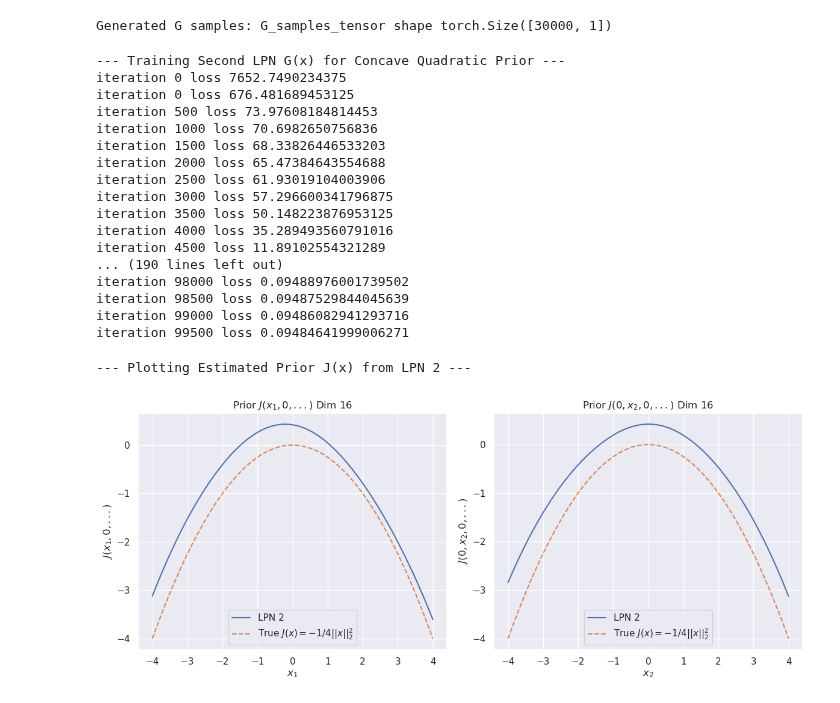
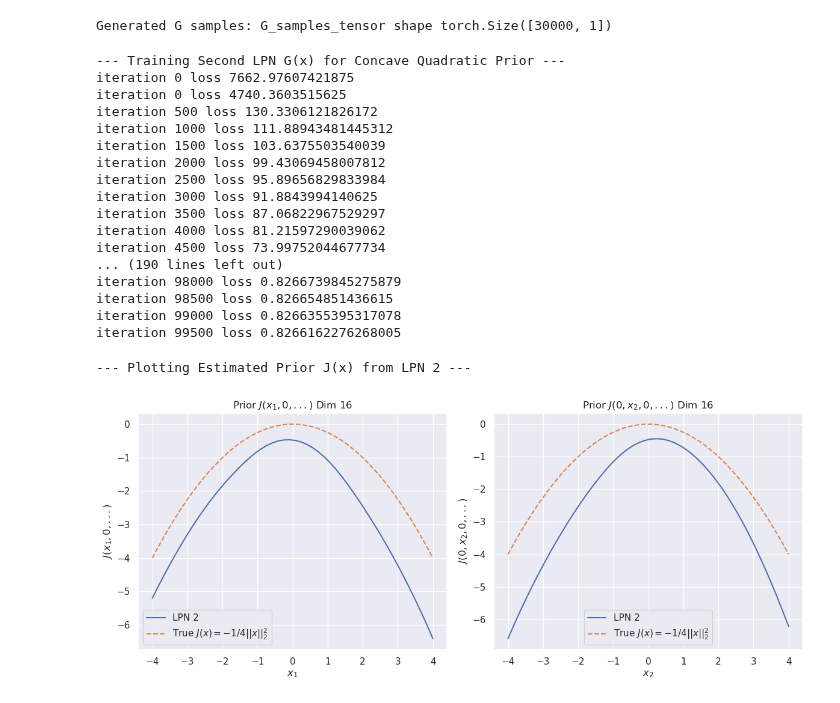
Before and after one commit to Gabriel-P-Langlois/lpn_for_nonconvex_control, a Jupyter notebook: exps/exp_quadratic_concave_prior_16D.ipynb, the cells around one changed output. Cells and saved outputs as stored; diff of their text form; code cells hidden in the pictures.

Commit message:
clean the minplus and concave prior examples

```diff
--- a/exps/exp_quadratic_concave_prior_16D.ipynb
+++ b/exps/exp_quadratic_concave_prior_16D.ipynb
@@ -47,7 +47,7 @@ spacing = 50 # For plotting cross-sections
 # LPN model parameters
 # Note: The defaults parameters are beta = 10, hidden = 50, layers = 4
 beta = 5       # beta of softplus
-hidden = 250     # number of hidden units
+hidden = 256     # number of hidden units
 layers = 2      # number of layers
 eps = 0.5
 # optimization algorithm to use for computing the prior (cvx_cg, cvx_gd)
@@ -319,6 +319,6 @@ L2 loss -- Plot
 plot_all_concave_quad(lpn_model_concave_quad_l2, a_exp, spacing, INVERT_MODE, dim_exp)
 
 #print("\n--- Plotting Learned Hamiltonian for Quadratic H, Concave Quad Prior ---")
-evaluate_learned_H(lpn_model_concave_quad_l2, a_exp, spacing, dim_exp)
+#evaluate_learned_H(lpn_model_concave_quad_l2, a_exp, spacing, dim_exp)
 # %% [output]
 --- Plotting Cross Sections for Quadratic H, Quadratic concave Prior (Dim=16) ---
@@ -486,22 +399,22 @@ torch.save(lpn_model_G.state_dict(), os.path.join(MODEL_DIR, "G_network_l2.pth")
 print("Training of LPN for G(x) complete and model saved.")
 # %% [output]
 --- Training Second LPN G(x) for Concave Quadratic Prior ---
-iteration 0 loss 7652.7490234375
-iteration 0 loss 676.481689453125
-iteration 500 loss 73.97608184814453
-iteration 1000 loss 70.6982650756836
-iteration 1500 loss 68.33826446533203
-iteration 2000 loss 65.47384643554688
-iteration 2500 loss 61.93019104003906
-iteration 3000 loss 57.296600341796875
-iteration 3500 loss 50.148223876953125
-iteration 4000 loss 35.289493560791016
-iteration 4500 loss 11.89102554321289
+iteration 0 loss 7662.97607421875
+iteration 0 loss 4740.3603515625
+iteration 500 loss 130.3306121826172
+iteration 1000 loss 111.88943481445312
+iteration 1500 loss 103.6375503540039
+iteration 2000 loss 99.43069458007812
+iteration 2500 loss 95.89656829833984
+iteration 3000 loss 91.8843994140625
+iteration 3500 loss 87.06822967529297
+iteration 4000 loss 81.21597290039062
+iteration 4500 loss 73.99752044677734
 ... (190 lines left out)
-iteration 98000 loss 0.09488976001739502
-iteration 98500 loss 0.09487529844045639
-iteration 99000 loss 0.09486082941293716
-iteration 99500 loss 0.09484641999006271
+iteration 98000 loss 0.8266739845275879
+iteration 98500 loss 0.826654851436615
+iteration 99000 loss 0.8266355395317078
+iteration 99500 loss 0.8266162276268005
 # %%
 def evaluate_learned_J_G_network(x_points, model_G):
     """
@@ -519,7 +432,7 @@ def evaluate_learned_J_G_network(x_points, model_G):
     x_norm_sq_tensor = torch.from_numpy(x_norm_sq_np).float().to(device).reshape(-1, 1)
 
     # Apply the formula: J_est = G(x) - 0.5 * ||x||^2
-    J_est = G_x - 0.5 * x_norm_sq_tensor
+    J_est = G_x - 0.25 * x_norm_sq_tensor
 
     # Convert back to numpy
     J_est_np = J_est.detach().cpu().numpy().flatten()
@@ -545,31 +458,31 @@ def plot_J_G_network(model_G, a, spacing, dim):
         x2_0_J_G_est = x1_0_J_G_est
 
     print("\n--- Plotting Estimated Prior J(x) from LPN 2 ---")
     plt.figure(figsize=(12,5))
 
     plt.subplot(1, 2, 1)
     plt.plot(xi, x1_0_J_G_est, "-", label="LPN 2")
     plt.plot(xi, x1_0_J_true, "--", label="True $J(x)=-1/4||x||_2^2$")
     plt.grid(True)
     plt.title(f"Prior $J(x_1,0,...)$ Dim {dim}")
     plt.xlabel('$x_1$')
     plt.ylabel('$J(x_1,0,...)$')
     plt.legend()
 
     if dim > 1:
         plt.subplot(1, 2, 2)
         plt.plot(xi, x2_0_J_G_est, "-", label="LPN 2")
         plt.plot(xi, x2_0_J_true, "--", label="True $J(x)=-1/4||x||_2^2$")
         plt.grid(True)
         plt.title(f"Prior $J(0,x_2,0,...)$ Dim {dim}")
         plt.xlabel('$x_2$')
         plt.ylabel('$J(0,x_2,0,...)$')
         plt.legend()
     plt.tight_layout()
     #plt.savefig('G_network_prior_plot.png')
 
 # --- Execute Plotting ---
 plot_J_G_network(lpn_model_G, a_exp, spacing, dim_exp)
 # %% [output]
 --- Plotting Estimated Prior J(x) from LPN 2 ---
-[figure, old version]
+[figure, new version]
```
Also changed, not shown: parts of 3 cells of this notebook, 30 other files.
